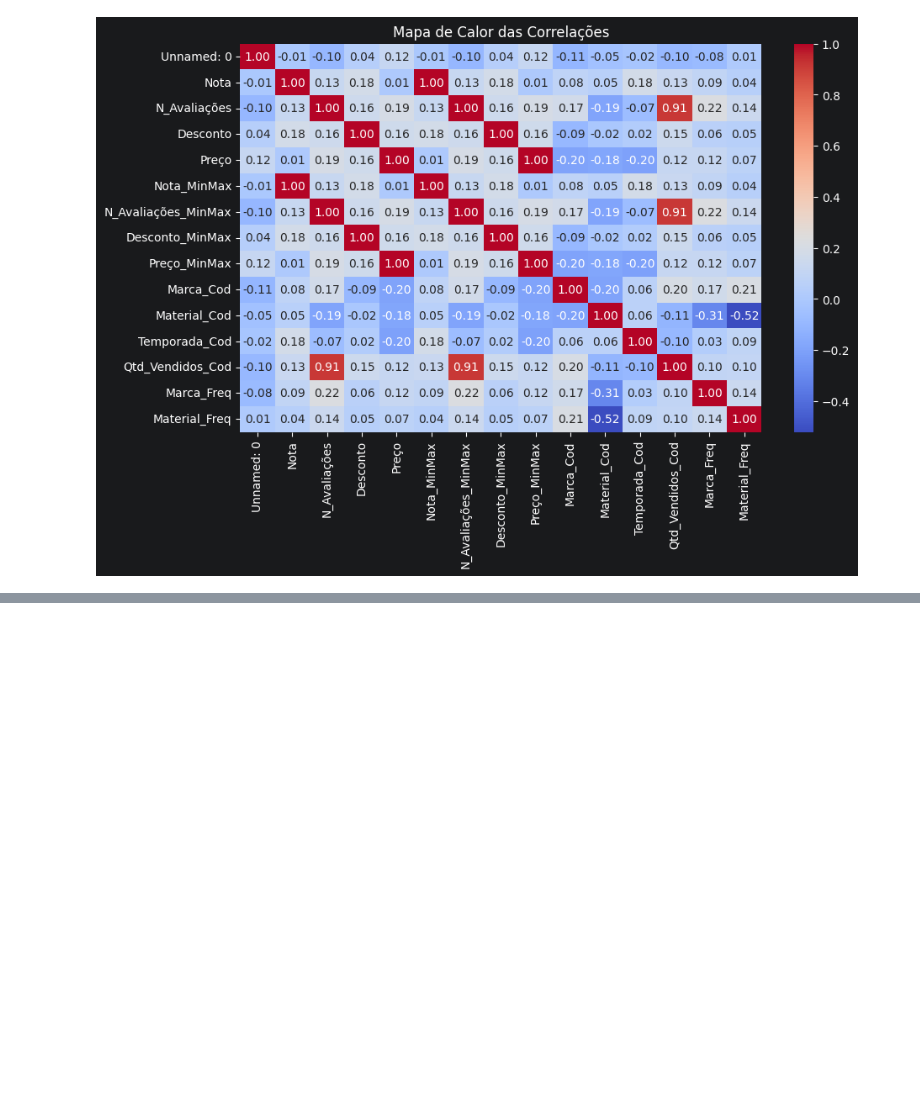
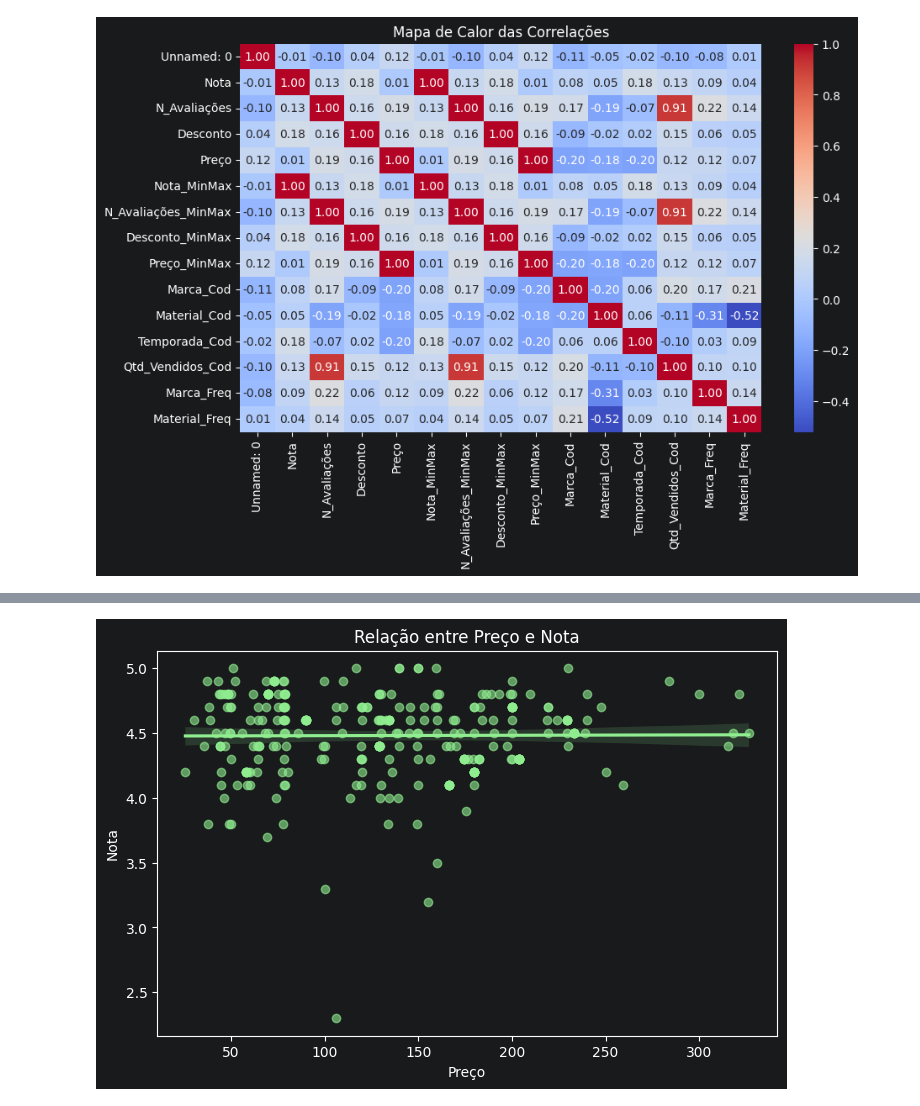
Before and after one commit to FBenzak/Profissao-Cientista-de-Dados-M10-Pratique, a Jupyter notebook: Profissao Cientista de Dados M10 Pratique.ipynb, the cells around one changed output, grey strips where cells are left out. Saved outputs shown, nothing was run; the diff lists cells and outputs as text; code cells hidden in the pictures; blank space fills up the shorter version.

```diff
--- a/Profissao Cientista de Dados M10 Pratique.ipynb
+++ b/Profissao Cientista de Dados M10 Pratique.ipynb
@@ -203,0 +221,17 @@ plt.show()
+# %%
+# Gráfico de Regressão
+plt.figure(figsize=(8,5))
+sns.regplot(data=df,
+            x='Preço',
+            y='Nota',
+            scatter_kws={'alpha':0.6},
+            color = 'lightgreen'
+)
+
+plt.title('Relação entre Preço e Nota')
+plt.xlabel('Preço')
+plt.ylabel('Nota')
+
+plt.show()
+# %% [output]
+[figure, added]
```
Also changed, not shown: parts of 4 cells of this notebook.
